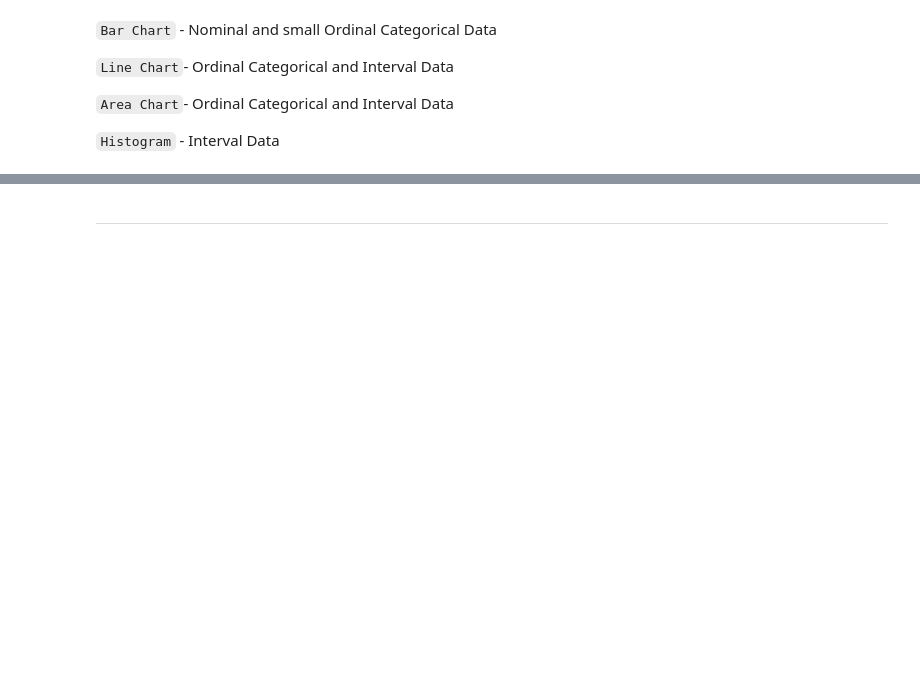
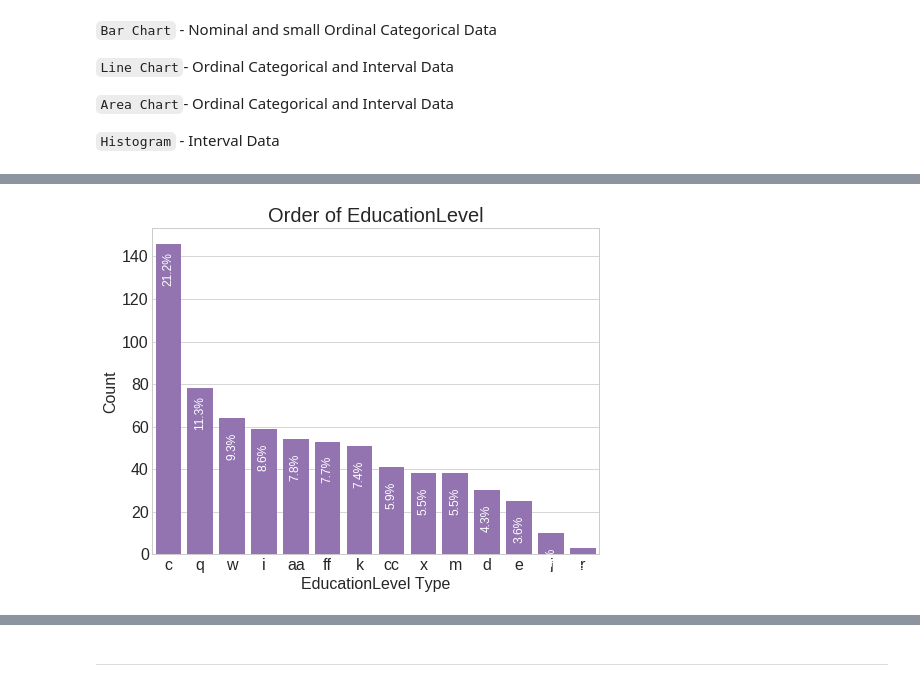
Before and after one commit to tummala-hareesh/PredictionCreditCardApplication, a Jupyter notebook: notebooks/2-Explore-Clean-NamedCreditCardData.ipynb, the cells around one changed output, grey strips where cells are left out. Saved outputs shown, nothing was run; the diff lists cells and outputs as text; code cells hidden in the pictures; blank space fills up the shorter version.

```diff
--- a/notebooks/2-Explore-Clean-NamedCreditCardData.ipynb
+++ b/notebooks/2-Explore-Clean-NamedCreditCardData.ipynb
@@ -285,0 +171,4 @@ Income of applicants is heavily skewed to right. It makes sense. People with low
+# %%
+plot_uv_bar(cc_clean_df, 'EducationLevel', 4)
+# %% [output]
+[figure, added]
```
Also changed, not shown: parts of 138 cells of this notebook, 14 other files.
